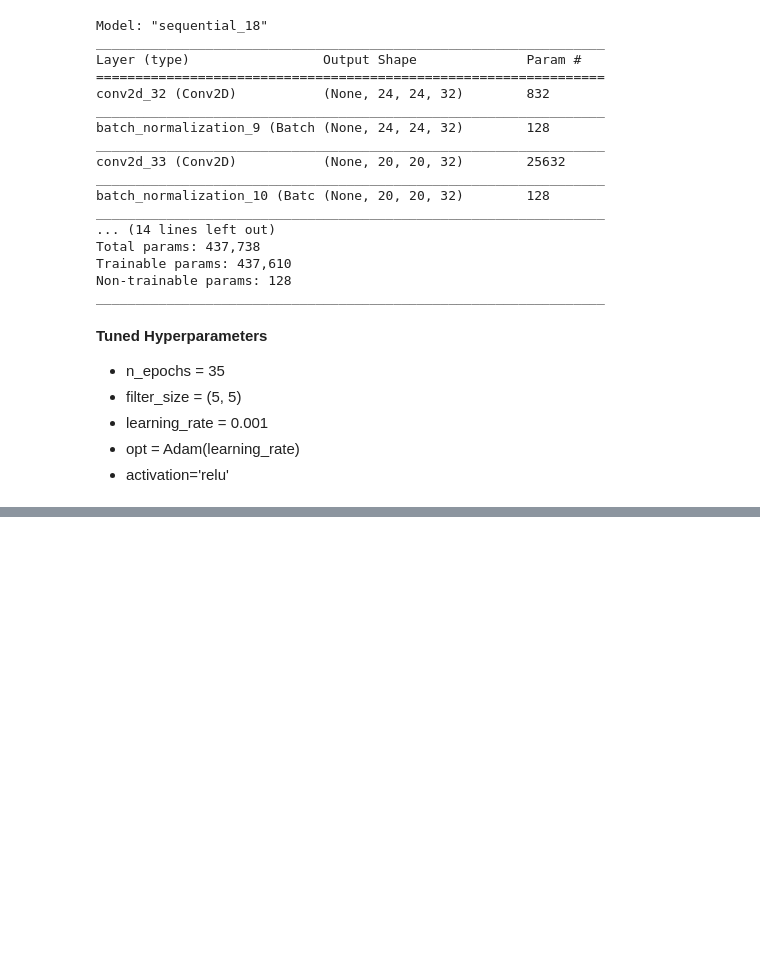
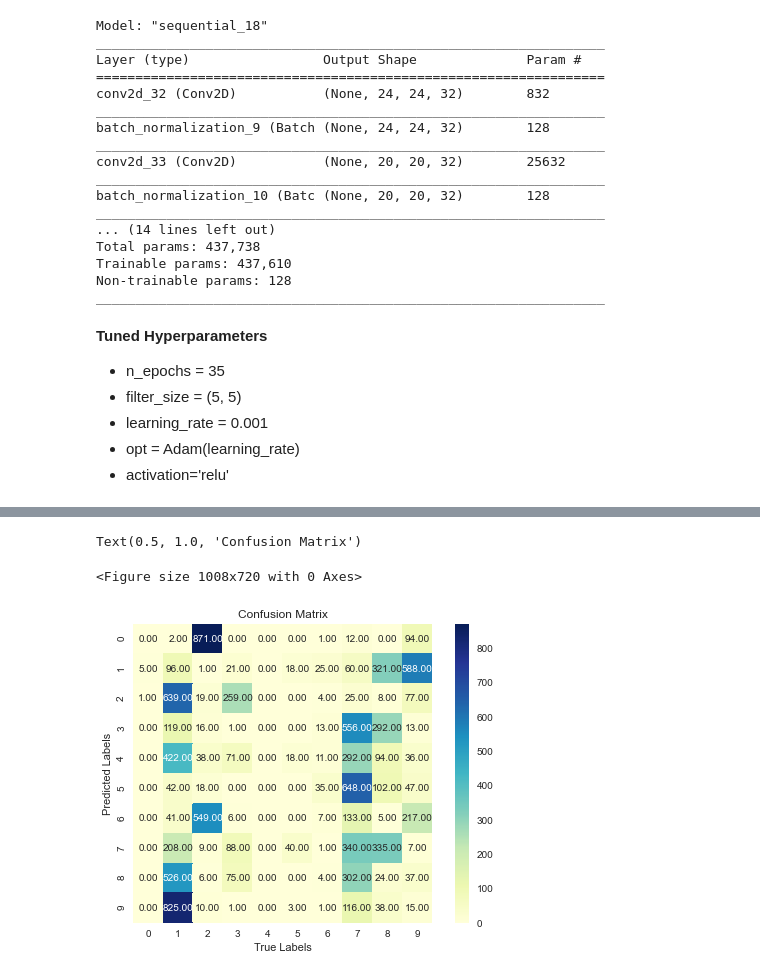
Before and after one commit to inqubate/vision_projects, a Jupyter notebook: notebooks/20201013_Team4_CNN_Saurav_Bakshi.ipynb, the cells around one changed output, grey strips where cells are left out. Drawn from its saved outputs; the diff is of its cells as text; code cells hidden in the pictures; blank space fills up the shorter version.

```diff
--- a/notebooks/20201013_Team4_CNN_Saurav_Bakshi.ipynb
+++ b/notebooks/20201013_Team4_CNN_Saurav_Bakshi.ipynb
@@ -1910,0 +2849,14 @@ _________________________________________________________________
+# %%
+cm = confusion_matrix(y_target=testY.argmax(axis=1),
+                      y_predicted=predictions.argmax(axis=1),
+                      binary=False)
+plt.figure(figsize=(14, 10))
+fig, ax = plt.subplots(1)
+p = sns.heatmap(cm, annot=True, cmap="YlGnBu", fmt='.2f', square=True, ax=ax)
+plt.xlabel("True Labels")
+plt.ylabel("Predicted Labels")
+plt.title("Confusion Matrix")
+# %% [output]
+Text(0.5, 1.0, 'Confusion Matrix')
+<Figure size 1008x720 with 0 Axes>
+[figure, added]
```
Also changed, not shown: parts of 90 cells of this notebook, 1 other file.
